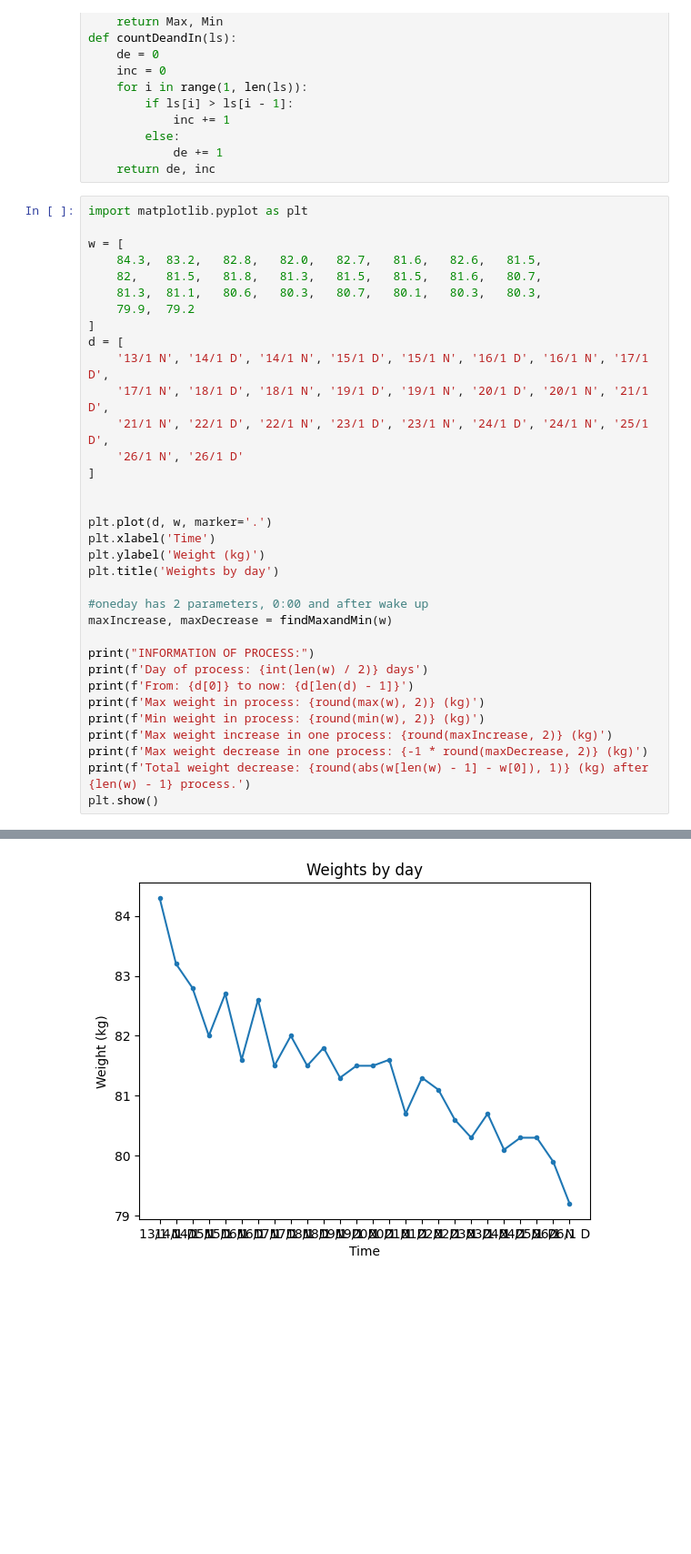
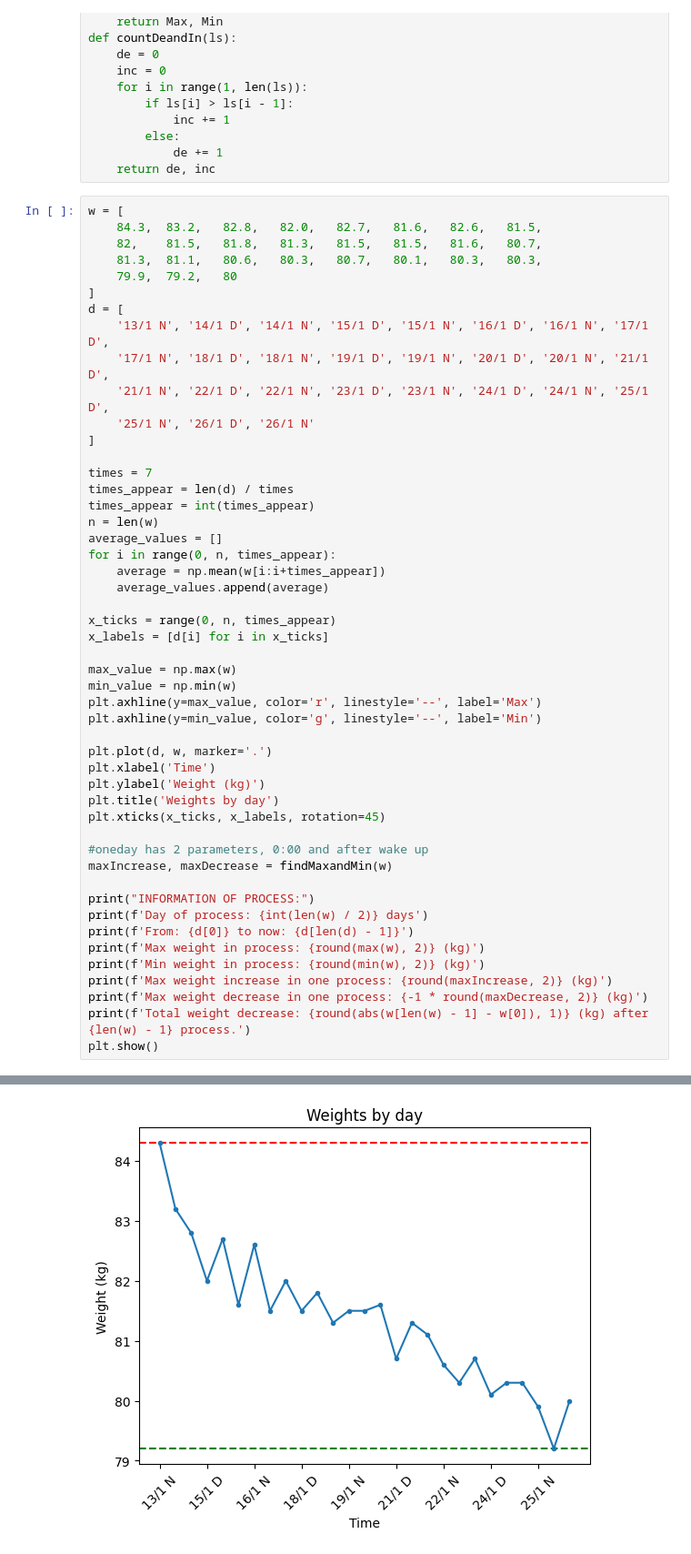
Before and after one commit to thanhbl-hust/Data-structures-and-Algorithms, a Jupyter notebook: train_12_1/weights.ipynb, the cells around one changed output, grey strips where cells are left out. Shown: that part at 91% size. Drawn from its saved outputs; the diff is of its cells as text; blank space fills up the shorter version.

```diff
--- a/train_12_1/weights.ipynb
+++ b/train_12_1/weights.ipynb
@@ -22,26 +24,41 @@ def countDeandIn(ls):
             de += 1
     return de, inc
 # %%
-import matplotlib.pyplot as plt
-
 w = [
     84.3,  83.2,   82.8,   82.0,   82.7,   81.6,   82.6,   81.5,
     82,    81.5,   81.8,   81.3,   81.5,   81.5,   81.6,   80.7,
     81.3,  81.1,   80.6,   80.3,   80.7,   80.1,   80.3,   80.3,
-    79.9,  79.2
+    79.9,  79.2,   80
 ]
 d = [
     '13/1 N', '14/1 D', '14/1 N', '15/1 D', '15/1 N', '16/1 D', '16/1 N', '17/1 D',
     '17/1 N', '18/1 D', '18/1 N', '19/1 D', '19/1 N', '20/1 D', '20/1 N', '21/1 D',
     '21/1 N', '22/1 D', '22/1 N', '23/1 D', '23/1 N', '24/1 D', '24/1 N', '25/1 D',
-    '26/1 N', '26/1 D'
+    '25/1 N', '26/1 D', '26/1 N'
 ]
 
+times = 7
+times_appear = len(d) / times
+times_appear = int(times_appear)
+n = len(w)
+average_values = []
+for i in range(0, n, times_appear):
+    average = np.mean(w[i:i+times_appear])
+    average_values.append(average)
+
+x_ticks = range(0, n, times_appear)
+x_labels = [d[i] for i in x_ticks]
+
+max_value = np.max(w)
+min_value = np.min(w)
+plt.axhline(y=max_value, color='r', linestyle='--', label='Max')
+plt.axhline(y=min_value, color='g', linestyle='--', label='Min')
 
 plt.plot(d, w, marker='.')
 plt.xlabel('Time')
 plt.ylabel('Weight (kg)')
 plt.title('Weights by day')
+plt.xticks(x_ticks, x_labels, rotation=45)
 
 #oneday has 2 parameters, 0:00 and after wake up
 maxIncrease, maxDecrease = findMaxandMin(w)
@@ -67,4 +84,4 @@ Total weight decrease: 5.1 (kg) after 25 process.
-[figure, old version]
+[figure, new version]
 # %%
 de, inc = countDeandIn(w)
 de_percent = 100 * (round(de / (de + inc), 3))
```
Also changed, not shown: parts of 3 cells of this notebook.
